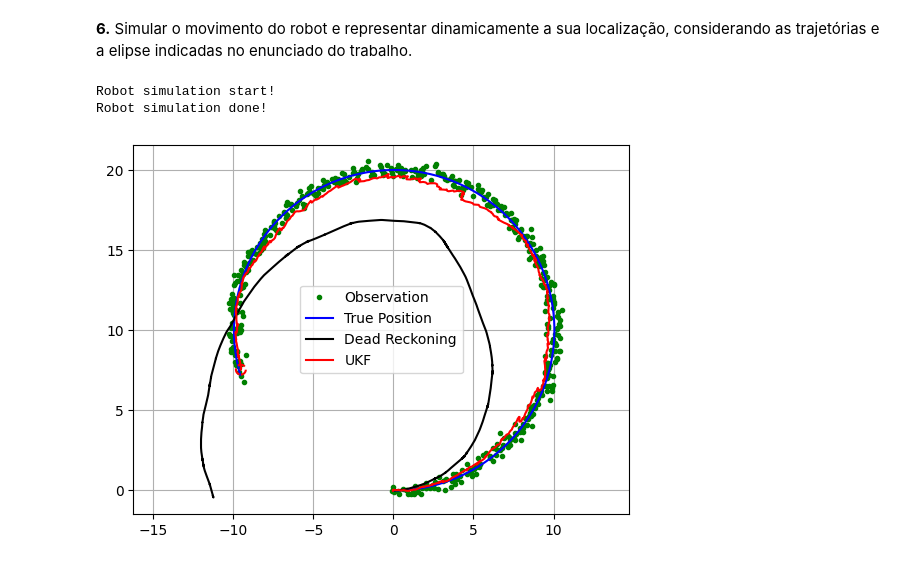
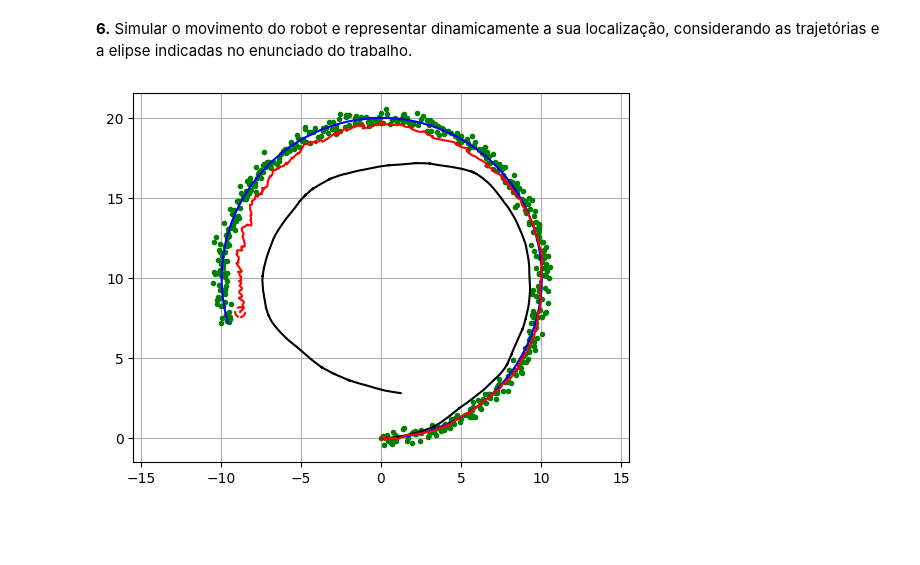
Before and after one commit to ARodrigues14/Information_Fusion_in_Data_Analysis, a Jupyter notebook: FIAD2025_UKF_struct_Python.ipynb, the cells around one changed output. Drawn from its saved outputs; the diff is of its cells as text; code cells hidden in the pictures; blank space fills up the shorter version.

```diff
--- a/FIAD2025_UKF_struct_Python.ipynb
+++ b/FIAD2025_UKF_struct_Python.ipynb
@@ -76,8 +77,10 @@ def generate_sigma_points(xEst, PEst, gamma):
     # or using xPred (xhat_k|k-1), PPred (P_k|k-1) and gamma
     x_0 = xEst
 
-    sigma_neg = xEst - gamma * scipy.linalg.sqrtm(PEst)
-    sigma_pos = xEst + gamma * scipy.linalg.sqrtm(PEst)
+    N = len(xEst)
+
+    sigma_neg = xEst + gamma * scipy.linalg.sqrtm(PEst)
+    sigma_pos = xEst - gamma * scipy.linalg.sqrtm(PEst)
 
     sigma = np.concatenate((x_0, sigma_neg, sigma_pos), axis=1)
 
@@ -148,20 +151,20 @@ def ukf_estimation(xEst, PEst, z, u, wm, wc, gamma):
 
     # Calculate the sigma covariance, st (P^yy_t|t-1), using zb (yhat_t),
     # z_sigma (y^(i)_t), wc and R in def calc_sigma_covariance
-    st = calc_sigma_covariance(zb, z_sigma, wc, R.T)
+    st = calc_sigma_covariance(zb, z_sigma, wc, R)
 
     # Calculate Pxz (P^xy_t|t-1) using sigma (x^(i)_t|t-1), xPred (xhat_t|t-1),
     # z_sigma (y^(i)_t), zb (yhat_t) and wc in def calc_pxz
     Pxz = calc_pxz(sigma, xPred, z_sigma, zb, wc)
 
     # Calculate K_t using Pxz (P^xy_t|t-1) and st (P^yy_t|t-1)
-    K_t = Pxz.dot(scipy.linalg.inv(st))
+    K = Pxz.dot(scipy.linalg.inv(st))
 
     # Update xEst (Xhat_t|t) using xPred (xhat_t|t-1), K_t and y (y_t - yhat_t)
-    xEst = xPred + K_t.dot(y)
+    xEst = xPred + K.dot(y)
 
     # Update PEst (P_t|t) using PPred (P_t|t-1), K_t and st (P^yy_t|t-1)
-    PEst = PPred - K_t.dot(st).dot(K_t.T)
+    PEst = PPred - K.dot(st).dot(K.T)
 
     return xEst, PEst
 # %%
@@ -205,7 +208,8 @@ GPS_Noise = np.diag([0.5, 0.5])**2
 Input_Noise = np.diag([1.0, np.deg2rad(30.0)])**2
 
 dt = 0.1  # time tick [s]
-total_epochs = 50.0  # simulation time [s]
+SIM_TIME = 50.0  # simulation time [s]
+show_animation = True
 
 #  UKF Parameter
 ALPHA = 0.001
@@ -255,48 +260,61 @@ def main():
     hxDR = xTrue
     hz = np.zeros((1, 2))
 
     time = 0.0
 
     fig = plt.figure()
-    fig.show()
 
-    while total_epochs > time:
+    while SIM_TIME > time:
         time += dt
         # effective values of the input variables (v and omega)
         u = calc_input()
 
         # xTrue: x_k|k-1 (given by the motion_model using x and u)
         # z: noisy GPS output variables (given by observation_model)
         # xDR: xDR_k|k-1 (given by the motion_model using xDR_k-1 and noisy u)
         # ud: noisy u
         xTrue, z, xDR, ud = observation(xTrue, xDR, u)
 
         # Estimation of xEst, PEst using the UKF algorithm
         xEst, PEst = ukf_estimation(xEst, PEst, z, ud, wm, wc, gamma)
 
         # store data history
         hxEst = np.hstack((hxEst, xEst))
         hxDR = np.hstack((hxDR, xDR))
         hxTrue = np.hstack((hxTrue, xTrue))
         hz = np.vstack((hz, z))
 
-    print("Robot simulation done!")
-    plt.plot(hz[:, 0], hz[:, 1], ".g", label="Observation")
-    plt.plot(hxTrue[0, :].flatten(),
-             hxTrue[1, :].flatten(), "-b", label="True Position")
-    plt.plot(hxDR[0, :].flatten(),
-             hxDR[1, :].flatten(), "-k", label="Dead Reckoning")
-    plt.plot(hxEst[0, :].flatten(),
-             hxEst[1, :].flatten(), "-r", label="UKF")
-    plot_covariance_ellipse(xEst, PEst)
-    plt.axis("equal")
-    plt.grid(True)
-    plt.legend()
+        if show_animation:
+            plt.cla()
+            plt.plot(hz[:, 0], hz[:, 1], ".g", label="Observation")
+            plt.plot(hxTrue[0, :].flatten(),
+                    hxTrue[1, :].flatten(), "-b", label="True Position")
+            plt.plot(hxDR[0, :].flatten(),
+                    hxDR[1, :].flatten(), "-k", label="Dead Reckoning")
+            plt.plot(hxEst[0, :].flatten(),
+                    hxEst[1, :].flatten(), "-r", label="UKF")
+            plot_covariance_ellipse(xEst, PEst)
+            plt.axis("equal")
+            plt.grid(True)
 
-    plt.show()
+            clear_output(wait = True)
+            display(fig)
+
+    if show_animation:
+        plt.close()
+    else:
+        plt.plot(hz[:, 0], hz[:, 1], ".g", label="Observation")
+        plt.plot(hxTrue[0, :].flatten(),
+                hxTrue[1, :].flatten(), "-b", label="True Position")
+        plt.plot(hxDR[0, :].flatten(),
+                hxDR[1, :].flatten(), "-k", label="Dead Reckoning")
+        plt.plot(hxEst[0, :].flatten(),
+                hxEst[1, :].flatten(), "-r", label="UKF")
+        plot_covariance_ellipse(xEst, PEst)
+        plt.axis("equal")
+        plt.grid(True)
+        plt.show()
 
 main()
 # %% [output]
-Robot simulation start!
-Robot simulation done!
-[figure, old version]
+[figure, new version]
```
Also changed, not shown: parts of 2 cells of this notebook, 5 other files.
